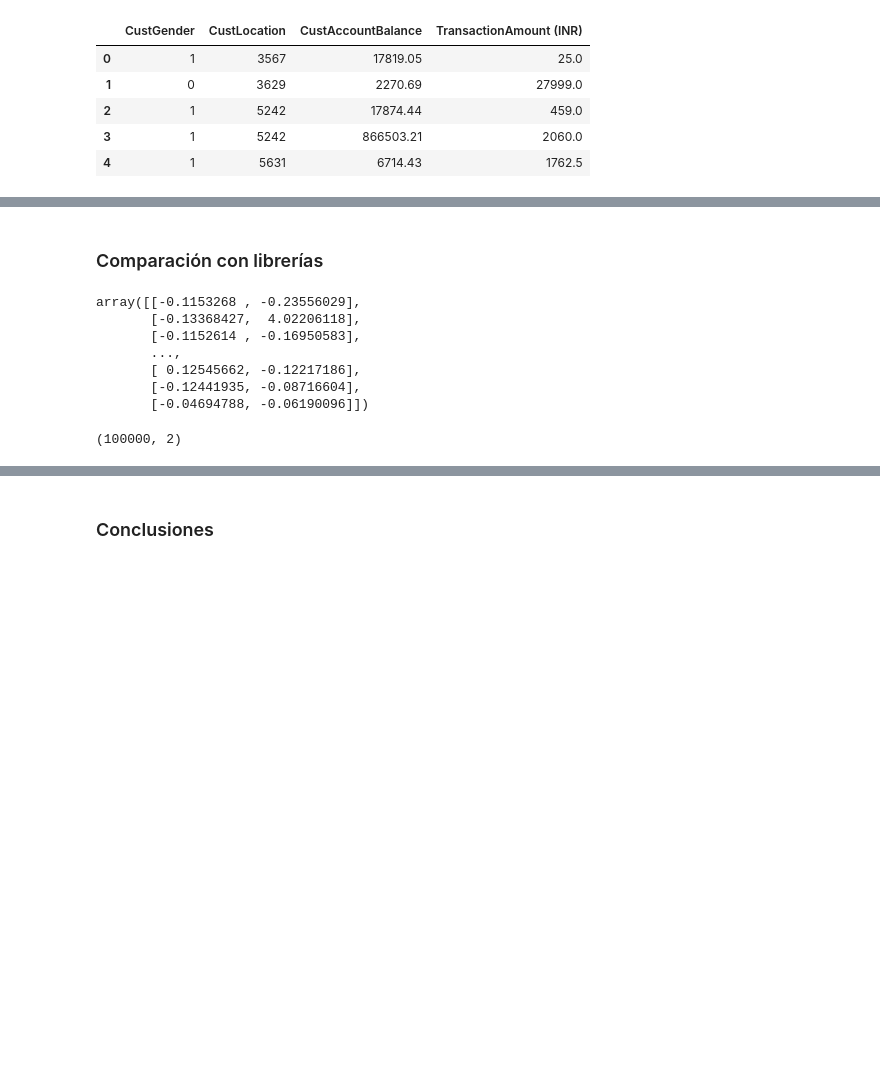
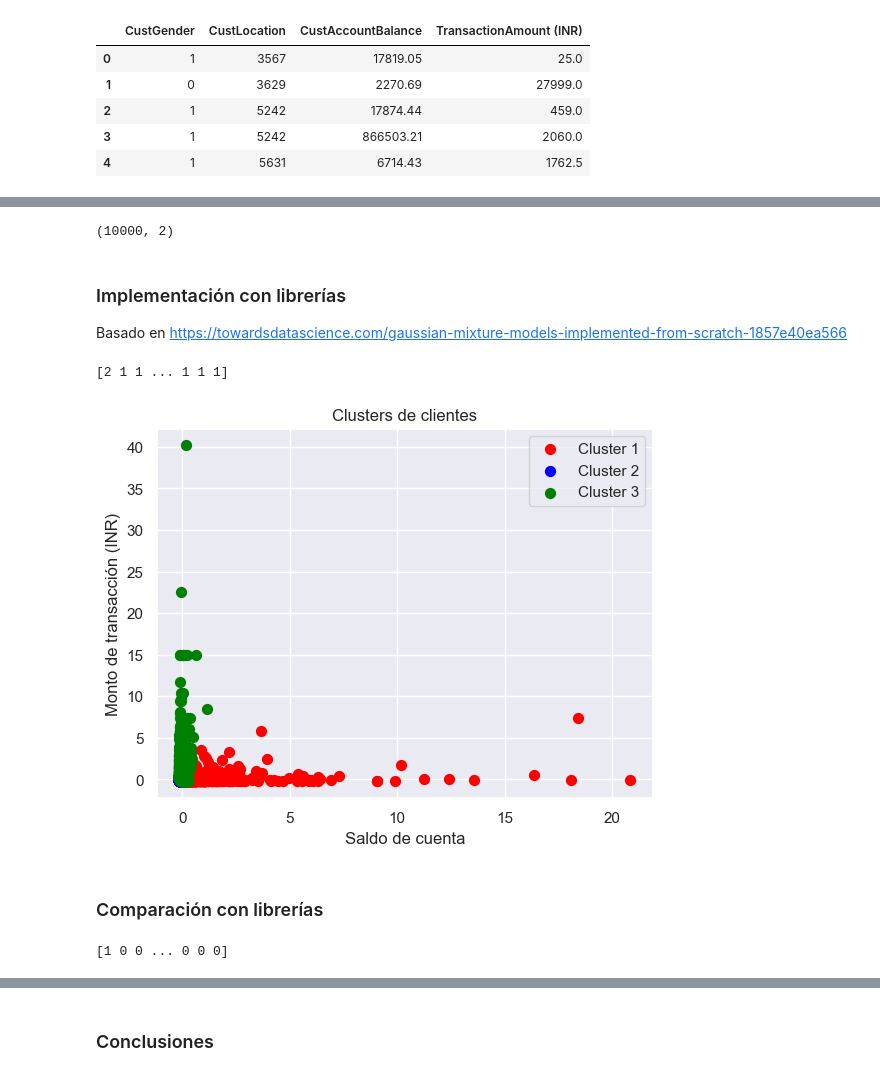
Before and after one commit to ChristopherG19/UVG_IA_Lab8, a Jupyter notebook: main.ipynb, the cells around one changed output, grey strips where cells are left out. Cells and saved outputs as stored; diff of their text form; code cells hidden in the pictures; blank space fills up the shorter version.

Commit message:
Implementación GMM sin librerías

```diff
--- a/main.ipynb
+++ b/main.ipynb
@@ -74,0 +87,12 @@ df.head()
+# %%
+from random import *
+seed(100)
+k = choices(range(0, X.shape[0]), k = 10000)
+X_copy = np.array([X[val] for val in k])
+X = X_copy
+print(X.shape)
+# %% [output]
+(10000, 2)
+# %% [markdown]
+### Implementación con librerías
+Basado en https://towardsdatascience.com/gaussian-mixture-models-implemented-from-scratch-1857e40ea566
@@ -75,34 +182,39 @@ df.head()
+# %%
+# Predecir etiquetas de cluster
+pred_y = model.predict(X)
+
+print(pred_y)
+# %% [output]
+[2 1 1 ... 1 1 1]
+# %%
+# Graficar clusters
+plt.scatter(X[pred_y == 0, 0], X[pred_y == 0, 1], s=50, c='red', label='Cluster 1')
+plt.scatter(X[pred_y == 1, 0], X[pred_y == 1, 1], s=50, c='blue', label='Cluster 2')
+plt.scatter(X[pred_y == 2, 0], X[pred_y == 2, 1], s=50, c='green', label='Cluster 3')
+
+# Graficar centroides
+# plt.scatter(model.mean_vector[:, 0], mean_vector[:, 1], s=100, c='black', label='Centroides')
+
+plt.title('Clusters de clientes')
+plt.xlabel('Saldo de cuenta')
+plt.ylabel('Monto de transacción (INR)')
+plt.legend()
+plt.show()
+# %% [output]
+[figure, added]
 # %% [markdown]
 ### Comparación con librerías
-# %%
-import pandas as pd
-import numpy as np
-
-# Seleccionar características relevantes
-X = df[['CustAccountBalance', 'TransactionAmount (INR)']].values
-
-# Normalizar características
-from sklearn.preprocessing import StandardScaler
-scaler = StandardScaler()
-X = scaler.fit_transform(X)
-X
-# %% [output]
-array([[-0.1153268 , -0.23556029],
-       [-0.13368427,  4.02206118],
-       [-0.1152614 , -0.16950583],
-       ...,
-       [ 0.12545662, -0.12217186],
-       [-0.12441935, -0.08716604],
-       [-0.04694788, -0.06190096]])
-# %%
-from random import *
-seed(10)
-k = choices(range(0, X.shape[0]), k = 100000)
-X_copy = np.array([X[val] for val in k])
-X = X_copy
-print(X.shape)
-# %% [output]
-(100000, 2)
+# %%
+# Ajustar modelo GMM
+gmm = GaussianMixture(n_components=3)
+gmm.fit(X)
+
+# Predecir etiquetas de cluster
+pred_y_sk = gmm.predict(X)
+
+print(pred_y_sk)
+# %% [output]
+[1 0 0 ... 0 0 0]
 # %%
 from sklearn.metrics import silhouette_score
 
```
Also changed, not shown: parts of 10 cells of this notebook.
